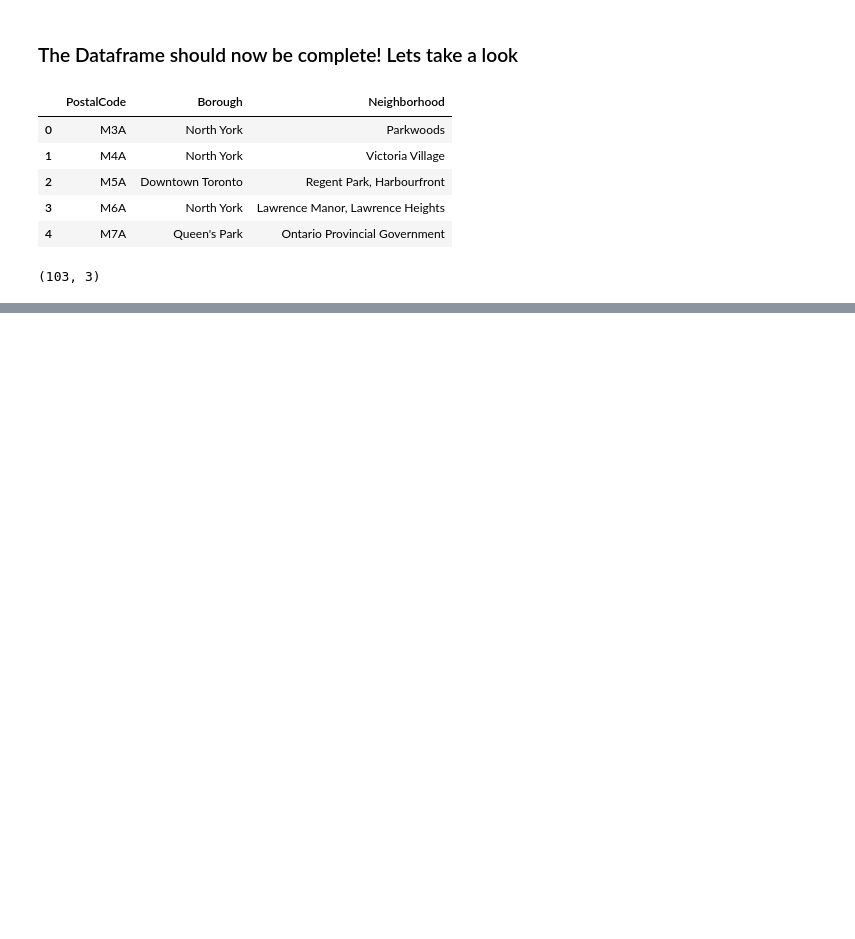
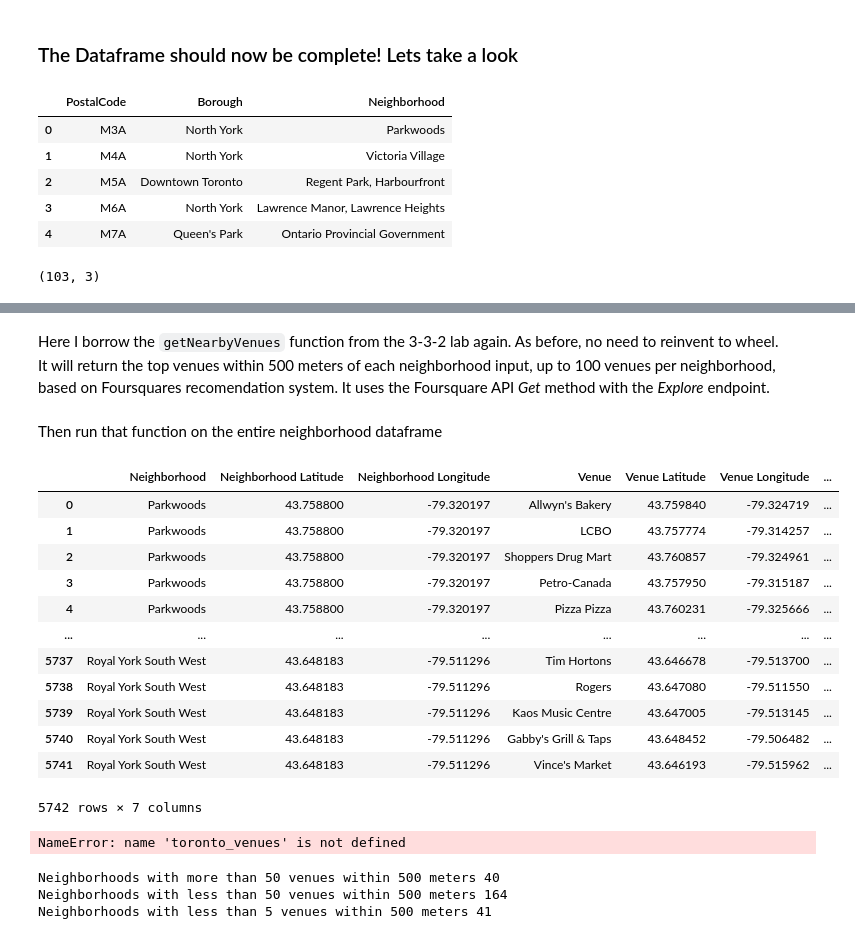
Before and after one commit to Prysthaea/Coursera_Capstone, a Jupyter notebook: Segmenting and Clustering Toronto Notebook.ipynb, the cells around one changed output, grey strips where cells are left out. Cells and saved outputs as stored; diff of their text form; code cells hidden in the pictures; blank space fills up the shorter version.

````diff
--- a/Segmenting and Clustering Toronto Notebook.ipynb
+++ b/Segmenting and Clustering Toronto Notebook.ipynb
@@ -121,0 +232,3 @@ neigh_df.shape
+# %%
+# Create a geolocator agent
+geolocator = Nominatim(user_agent="tor_explorer")
@@ -121,0 +355,76 @@ neigh_df.shape
+# %% [markdown]
+Here I borrow the ```getNearbyVenues``` function from the 3-3-2 lab again. As before, no need to reinvent to wheel.
+It will return the top venues within 500 meters of each neighborhood input, up to 100 venues per neighborhood, based on Foursquares recomendation system.
+It uses the Foursquare API *Get* method with the *Explore* endpoint.
+# %%
+def getNearbyVenues(names, latitudes, longitudes, radius=500):
+
+    venues_list=[]
+    for name, lat, lng in zip(names, latitudes, longitudes):
+        # create the API request URL
+        url = 'https://api.foursquare.com/v2/venues/explore?&client_id={}&client_secret={}&v={}&ll={},{}&radius={}&limit={}'.format(
+            CLIENT_ID,
+            CLIENT_SECRET,
+            VERSION,
+            lat,
+            lng,
+            radius,
+            LIMIT)
+
+        # make the GET request
+        results = requests.get(url).json()["response"]['groups'][0]['items']
+
+        # return only relevant information for each nearby venue
+        venues_list.append([(
+            name,
+            lat,
+            lng,
+            v['venue']['name'],
+            v['venue']['location']['lat'],
+            v['venue']['location']['lng'],
+            v['venue']['categories'][0]['name']) for v in results])
+
+    nearby_venues = pd.DataFrame([item for venue_list in venues_list for item in venue_list])
+    nearby_venues.columns = ['Neighborhood',
+                  'Neighborhood Latitude',
+                  'Neighborhood Longitude',
+                  'Venue',
+                  'Venue Latitude',
+                  'Venue Longitude',
+                  'Venue Category']
+
+    return(nearby_venues)
+# %% [markdown]
+Then run that function on the entire neighborhood dataframe
+# %%
+toronto_venues = getNearbyVenues(names=neigh_df['Neighborhood'], latitudes=neigh_df['Latitude'], longitudes=neigh_df['Longitude'])
+# %%
+toronto_venues
+# %% [output]
+|  | Neighborhood | Neighborhood Latitude | Neighborhood Longitude | Venue | Venue Latitude | Venue Longitude | ... |
+| 0 | Parkwoods | 43.758800 | -79.320197 | Allwyn's Bakery | 43.759840 | -79.324719 | ... |
+| 1 | Parkwoods | 43.758800 | -79.320197 | LCBO | 43.757774 | -79.314257 | ... |
+| 2 | Parkwoods | 43.758800 | -79.320197 | Shoppers Drug Mart | 43.760857 | -79.324961 | ... |
+| 3 | Parkwoods | 43.758800 | -79.320197 | Petro-Canada | 43.757950 | -79.315187 | ... |
+| 4 | Parkwoods | 43.758800 | -79.320197 | Pizza Pizza | 43.760231 | -79.325666 | ... |
+| ... | ... | ... | ... | ... | ... | ... | ... |
+| 5737 | Royal York South West | 43.648183 | -79.511296 | Tim Hortons | 43.646678 | -79.513700 | ... |
+| 5738 | Royal York South West | 43.648183 | -79.511296 | Rogers | 43.647080 | -79.511550 | ... |
+| 5739 | Royal York South West | 43.648183 | -79.511296 | Kaos Music Centre | 43.647005 | -79.513145 | ... |
+| 5740 | Royal York South West | 43.648183 | -79.511296 | Gabby's Grill & Taps | 43.648452 | -79.506482 | ... |
+| 5741 | Royal York South West | 43.648183 | -79.511296 | Vince's Market | 43.646193 | -79.515962 | ... |
+5742 rows × 7 columns
+# %%
+venue_counts = toronto_venues.groupby('Neighborhood').count()[['Venue']]
+venue_counts.rename({'Venue': 'Venue Count'},inplace=True)
+venue_counts
+# %% [output]
+NameError: name 'toronto_venues' is not defined
+# %%
+print("Neighborhoods with more than 50 venues within 500 meters", venue_counts[venue_counts['Venue'] > 50].shape[0])
+print("Neighborhoods with less than 50 venues within 500 meters", venue_counts[venue_counts['Venue'] < 50].shape[0])
+print("Neighborhoods with less than 5 venues within 500 meters", venue_counts[venue_counts['Venue'] < 5].shape[0])
+# %% [output]
+Neighborhoods with more than 50 venues within 500 meters 40
+Neighborhoods with less than 50 venues within 500 meters 164
+Neighborhoods with less than 5 venues within 500 meters 41
````
Also changed, not shown: parts of 51 cells of this notebook.
